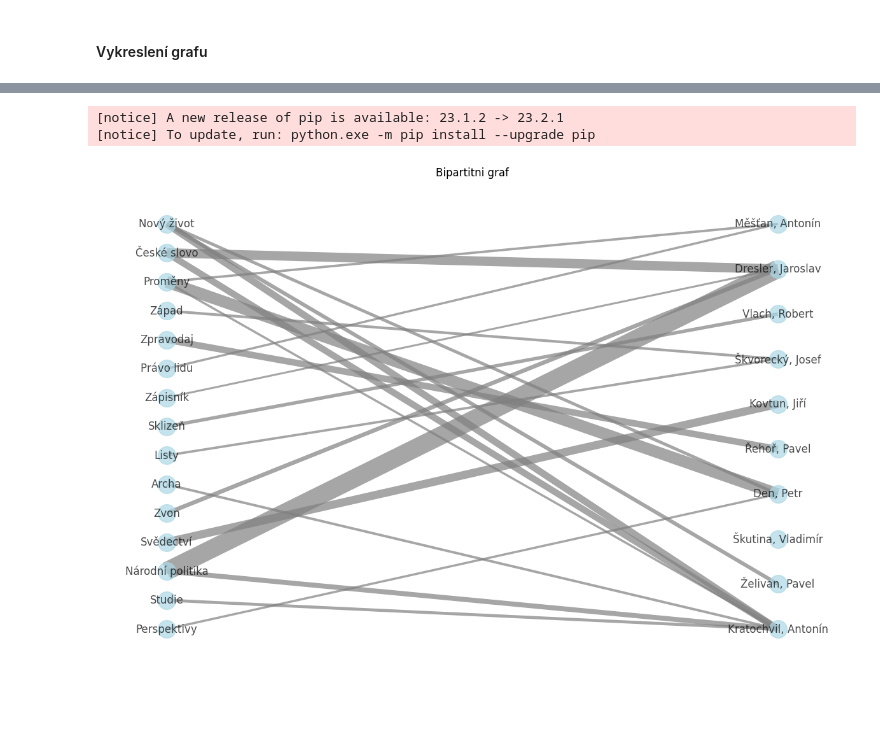
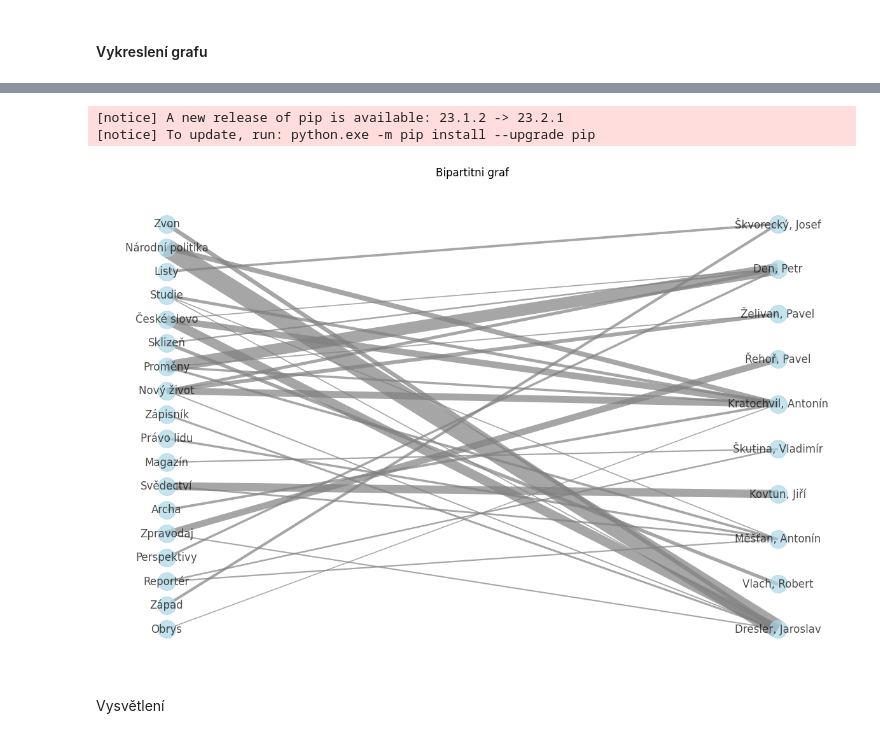
Before and after one commit to panuscha/DH-data-process, a Jupyter notebook: display_graph.ipynb, the cells around one changed output, grey strips where cells are left out. Drawn from its saved outputs; the diff is of its cells as text; code cells hidden in the pictures; blank space fills up the shorter version.

```diff
--- a/display_graph.ipynb
+++ b/display_graph.ipynb
@@ -8,18 +8,8 @@ Nejprve načteme naše uložená csv data. Jak převést marcovou databázi do c
 # %%
 import pandas as pd
 
-# 'data/csv/out_B.csv'
-# 'data/csv/out_ret.csv'
-# 'data/csv/out_smz.csv'
-# 'data/csv/out_int.csv'
-# 'data/csv/out_cle.csv'
-
-database_type = 'cle'
-
-path = 'data/csv/out_{}.csv'.format(database_type)
-
 # Cesta k nasim datum
-csv_data = path
+csv_data = 'data/csv/out_cle.csv'
 
 # Nacteni dat
 df = pd.read_csv(csv_data, delimiter=',')
@@ -151,6 +143,8 @@ G.add_nodes_from(most_common_authors, bipartite=1)
 # Ve vykreslenem grafu pak bude vyssi vaha mit silnejsi caru.
 edge_weights = {}
 
+par = 0.1
+
 # Iterujeme pres vsechny clanky
 for _,row in df.iterrows():
     for element in row[column]:
@@ -159,12 +153,12 @@ for _,row in df.iterrows():
             if element in unique_author_elements and author in most_common_authors:
                 if  (author, element) in edge_weights:
                     # Do dictionary hrany pridavame jako tuple
-                    edge_weights[(author, element)] += 1
+                    edge_weights[(author, element)] += par
                 else:
-                    edge_weights[(author, element)] = 1
+                    edge_weights[(author, element)] = par
 
 # Vykreslime jen ty casopisy, ktere se objevuji vicekrat
-threshold = 20
+threshold = 1
 left = []
 
 for edge, weight in edge_weights.items():
@@ -189,7 +184,7 @@ import matplotlib.pyplot as plt
 
 pos = nx.bipartite_layout(G, nodes = left)
 plt.figure(figsize=(15, 10))
-edge_widths = [0.1 * G[u][v]['weight'] for u, v in G.edges()]
+edge_widths = [G[u][v]['weight'] for u, v in G.edges()]
 nx.draw_networkx(G, pos=pos, with_labels=True, node_color='lightblue', node_size=400,
                  width=edge_widths, edge_color='gray', alpha=0.7)
 plt.title("Bipartitni graf")
@@ -205,9 +200,11 @@ Requirement already satisfied: numpy>=1.20 in c:\users\panuskova\appdata\local\p
 Requirement already satisfied: packaging>=20.0 in c:\users\panuskova\appdata\local\programs\python\python311\lib\site-packages (from matplotlib) (23.1)
 Requirement already satisfied: pillow>=6.2.0 in c:\users\panuskova\appdata\local\programs\python\python311\lib\site-packages (from matplotlib) (9.5.0)
 Requirement already satisfied: pyparsing>=2.3.1 in c:\users\panuskova\appdata\local\programs\python\python311\lib\site-packages (from matplotlib) (3.1.0)
 Requirement already satisfied: python-dateutil>=2.7 in c:\users\panuskova\appdata\local\programs\python\python311\lib\site-packages (from matplotlib) (2.8.2)
 Requirement already satisfied: six>=1.5 in c:\users\panuskova\appdata\local\programs\python\python311\lib\site-packages (from python-dateutil>=2.7->matplotlib) (1.16.0)
 Note: you may need to restart the kernel to use updated packages.
 [notice] A new release of pip is available: 23.1.2 -> 23.2.1
 [notice] To update, run: python.exe -m pip install --upgrade pip
-[figure, old version]
+[figure, new version]
+# %% [markdown]
+Vysvětlení
```
Also changed, not shown: parts of 7 cells of this notebook, 2 other files.
